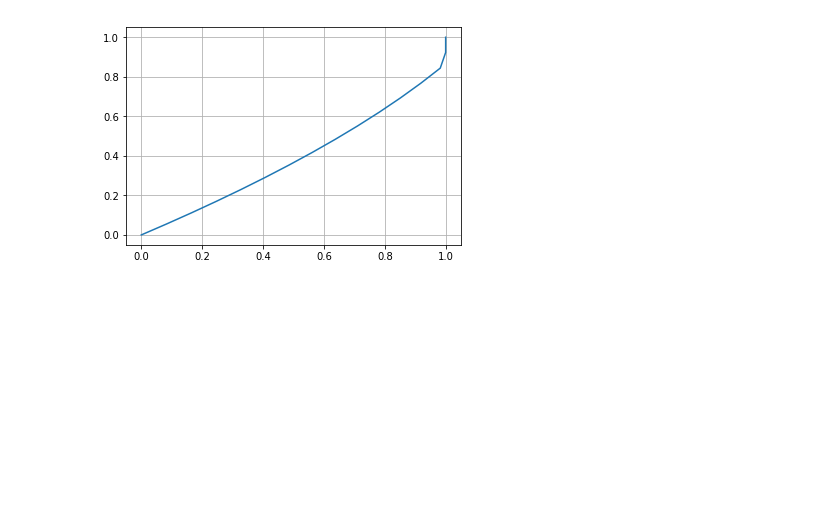
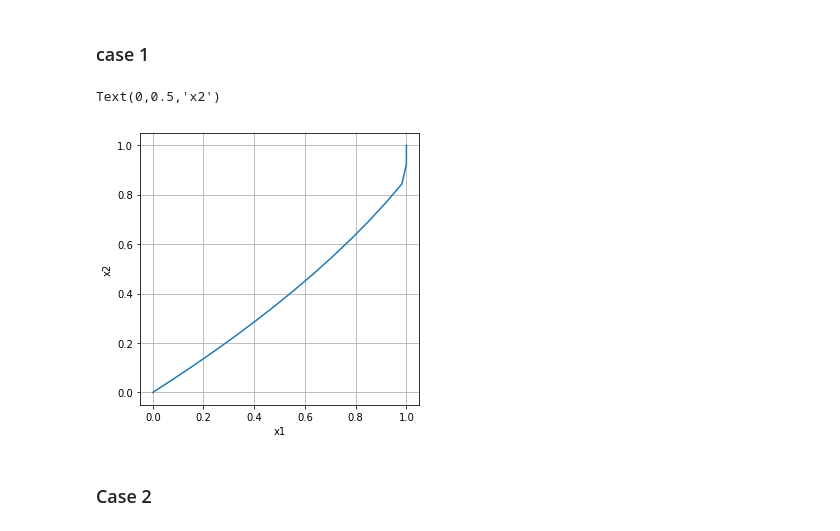
Before and after one commit to mathildebadoual/hmip, a Jupyter notebook: visualizations/examples.ipynb, the cells around one changed output. Saved outputs shown, nothing was run; the diff lists cells and outputs as text; code cells hidden in the pictures; blank space fills up the shorter version.

```diff
--- a/visualizations/examples.ipynb
+++ b/visualizations/examples.ipynb
@@ -2,10 +2,12 @@
 import hmip.hopfield as hop
 import numpy as np
 import matplotlib.pyplot as plt
+# %% [markdown]
+### case 1
 # %%
 H = np.array([[2, 0], [0, 1]])
 q = np.array([-2.7, -1.8])
-k_max = 20
+k_max = 100
 binary_indicator = np.array([0, 1])
 beta = 4
 ub = np.array([1, 1])
@@ -14,7 +16,13 @@ L = 1
 
 x, x_h, f_val_hist, step_size = hop.hopfield(H, q, lb, ub, binary_indicator, L, k_max=k_max)
 # %%
+plt.figure(figsize=(5, 5))
 plt.plot(x[0, :], x[1, :])
 plt.grid()
+plt.xlabel('x1')
+plt.ylabel('x2')
 # %% [output]
+Text(0,0.5,'x2')
-[figure, old version]
+[figure, new version]
+# %% [markdown]
+### Case 2
```
Also changed, not shown: parts of 5 cells of this notebook, 1 other file.
